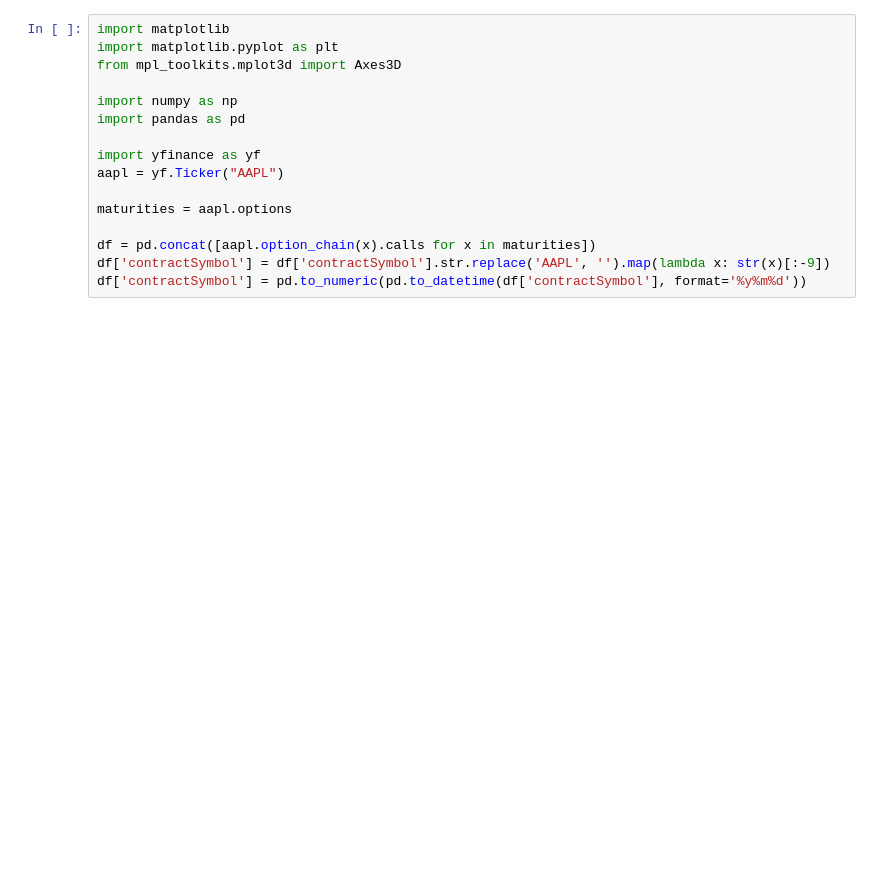
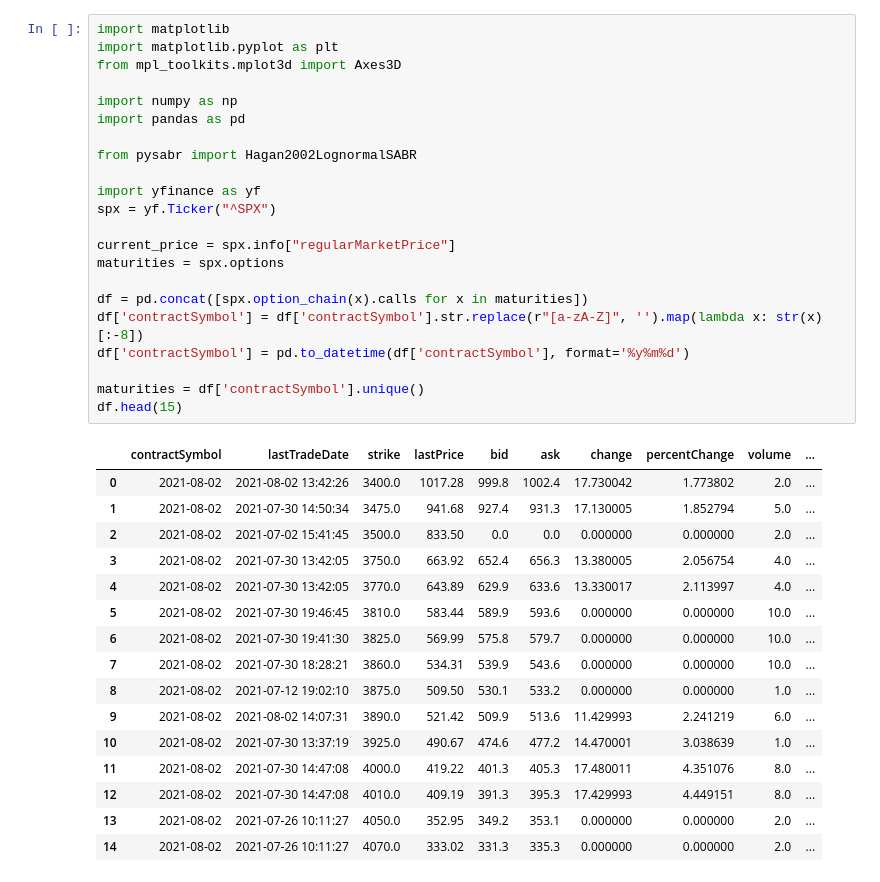
Before and after one commit to lucasomigli/SABR-volatility-models, a Jupyter notebook: yfinance_IVSurface.ipynb, the cells around one changed output. Saved outputs shown, nothing was run; the diff lists cells and outputs as text; blank space fills up the shorter version.

```diff
--- a/yfinance_IVSurface.ipynb
+++ b/yfinance_IVSurface.ipynb
@@ -8,16 +8,39 @@ To do:
 # %%
 import matplotlib
 import matplotlib.pyplot as plt
 from mpl_toolkits.mplot3d import Axes3D
 
 import numpy as np
 import pandas as pd
 
+from pysabr import Hagan2002LognormalSABR
+
 import yfinance as yf
-aapl = yf.Ticker("AAPL")
+spx = yf.Ticker("^SPX")
 
-maturities = aapl.options
+current_price = spx.info["regularMarketPrice"]
+maturities = spx.options
 
-df = pd.concat([aapl.option_chain(x).calls for x in maturities])
-df['contractSymbol'] = df['contractSymbol'].str.replace('AAPL', '').map(lambda x: str(x)[:-9])
-df['contractSymbol'] = pd.to_numeric(pd.to_datetime(df['contractSymbol'], format='%y%m%d'))
+df = pd.concat([spx.option_chain(x).calls for x in maturities])
+df['contractSymbol'] = df['contractSymbol'].str.replace(r"[a-zA-Z]", '').map(lambda x: str(x)[:-8])
+df['contractSymbol'] = pd.to_datetime(df['contractSymbol'], format='%y%m%d')
+
+maturities = df['contractSymbol'].unique()
+df.head(15)
+# %% [output]
+|  | contractSymbol | lastTradeDate | strike | lastPrice | bid | ask | change | percentChange | volume | ... |
+| 0 | 2021-08-02 | 2021-08-02 13:42:26 | 3400.0 | 1017.28 | 999.8 | 1002.4 | 17.730042 | 1.773802 | 2.0 | ... |
+| 1 | 2021-08-02 | 2021-07-30 14:50:34 | 3475.0 | 941.68 | 927.4 | 931.3 | 17.130005 | 1.852794 | 5.0 | ... |
+| 2 | 2021-08-02 | 2021-07-02 15:41:45 | 3500.0 | 833.50 | 0.0 | 0.0 | 0.000000 | 0.000000 | 2.0 | ... |
+| 3 | 2021-08-02 | 2021-07-30 13:42:05 | 3750.0 | 663.92 | 652.4 | 656.3 | 13.380005 | 2.056754 | 4.0 | ... |
+| 4 | 2021-08-02 | 2021-07-30 13:42:05 | 3770.0 | 643.89 | 629.9 | 633.6 | 13.330017 | 2.113997 | 4.0 | ... |
+| 5 | 2021-08-02 | 2021-07-30 19:46:45 | 3810.0 | 583.44 | 589.9 | 593.6 | 0.000000 | 0.000000 | 10.0 | ... |
+| 6 | 2021-08-02 | 2021-07-30 19:41:30 | 3825.0 | 569.99 | 575.8 | 579.7 | 0.000000 | 0.000000 | 10.0 | ... |
+| 7 | 2021-08-02 | 2021-07-30 18:28:21 | 3860.0 | 534.31 | 539.9 | 543.6 | 0.000000 | 0.000000 | 10.0 | ... |
+| 8 | 2021-08-02 | 2021-07-12 19:02:10 | 3875.0 | 509.50 | 530.1 | 533.2 | 0.000000 | 0.000000 | 1.0 | ... |
+| 9 | 2021-08-02 | 2021-08-02 14:07:31 | 3890.0 | 521.42 | 509.9 | 513.6 | 11.429993 | 2.241219 | 6.0 | ... |
+| 10 | 2021-08-02 | 2021-07-30 13:37:19 | 3925.0 | 490.67 | 474.6 | 477.2 | 14.470001 | 3.038639 | 1.0 | ... |
+| 11 | 2021-08-02 | 2021-07-30 14:47:08 | 4000.0 | 419.22 | 401.3 | 405.3 | 17.480011 | 4.351076 | 8.0 | ... |
+| 12 | 2021-08-02 | 2021-07-30 14:47:08 | 4010.0 | 409.19 | 391.3 | 395.3 | 17.429993 | 4.449151 | 8.0 | ... |
+| 13 | 2021-08-02 | 2021-07-26 10:11:27 | 4050.0 | 352.95 | 349.2 | 353.1 | 0.000000 | 0.000000 | 2.0 | ... |
+| 14 | 2021-08-02 | 2021-07-26 10:11:27 | 4070.0 | 333.02 | 331.3 | 335.3 | 0.000000 | 0.000000 | 2.0 | ... |
```
Also changed, not shown: parts of 13 cells of this notebook, 2 other files.
